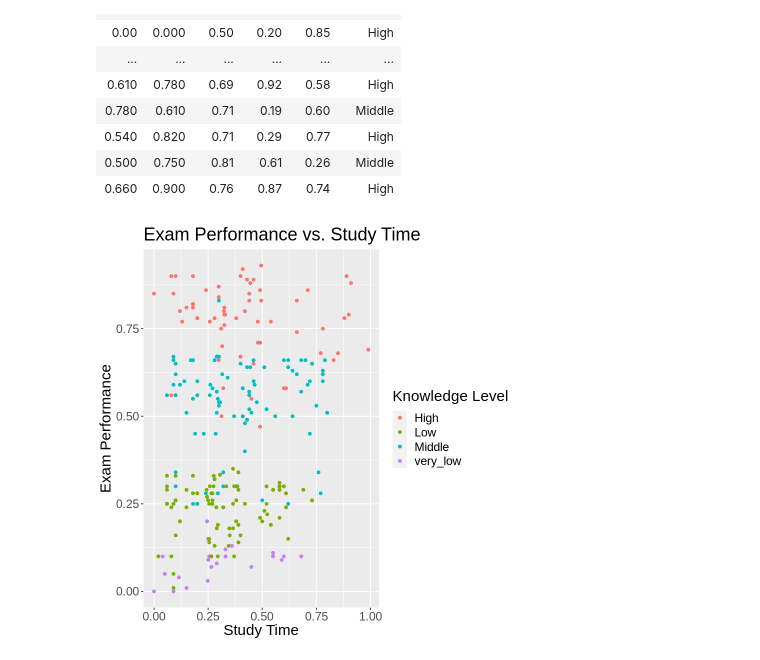
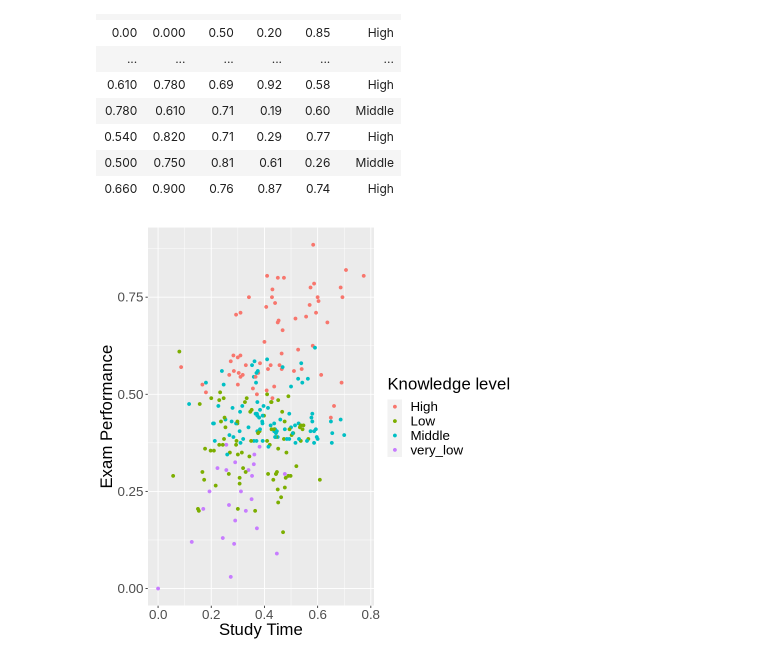
Before and after one commit to annabtse/dsci-100-2022w1-group-49, a Jupyter notebook: Group Project.ipynb, the cells around one changed output. Cells and saved outputs as stored; diff of their text form; code cells hidden in the pictures.

```diff
--- a/Group Project.ipynb
+++ b/Group Project.ipynb
@@ -88,11 +88,15 @@ A tibble: 258 × 6
 | 0.500 | 0.750 | 0.81 | 0.61 | 0.26 | Middle |
 | 0.660 | 0.900 | 0.76 | 0.87 | 0.74 | High |
 # %%
-training_plot <- training |>
-ggplot(aes(x = STG, y = PEG, color = UNS)) +
+training_mutated <- training %>%
+mutate(study_avg = ((STG + SCG + STR)/3)) %>%
+mutate(exam_avg = ((LPR + PEG)/2))
+
+training_plot <- training_mutated |>
+ggplot(aes(x = study_avg, y = exam_avg, color = UNS)) +
 geom_point() +
-labs(x = "Study Time", y = "Exam Performance", color = "Knowledge Level", title = "Exam Performance vs. Study Time") +
-theme(text = element_text(size=18))
+labs(x = "Study Time", y = "Exam Performance", color = "Knowledge level") +
+theme(text = element_text(size=20))
 training_plot
 # %% [output]
-[figure, old version]
+[figure, new version]
```
